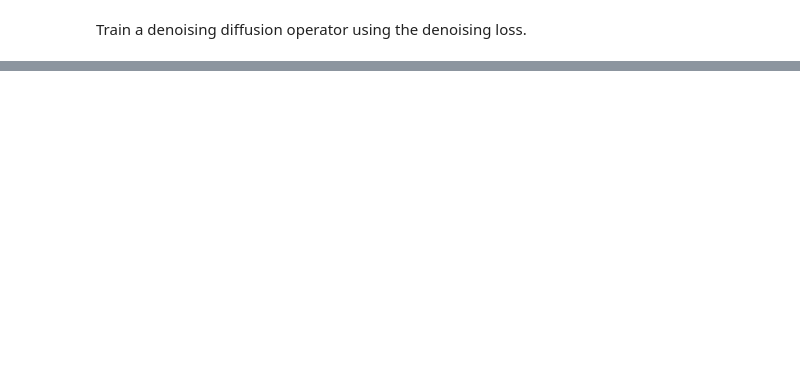
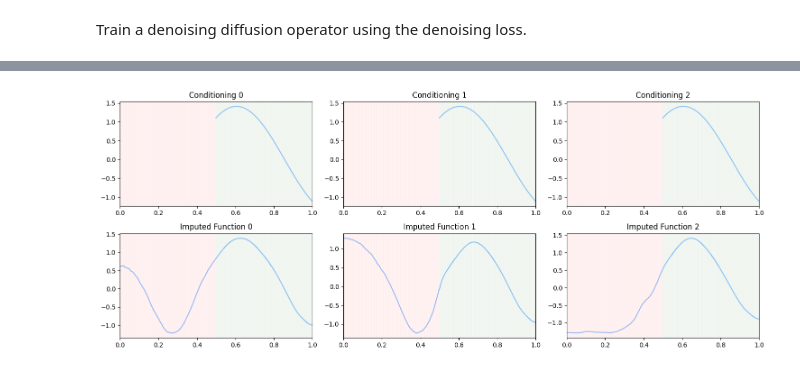
Before and after one commit to HamidrezaKmK/cond-diffusion-operators-edm, a Jupyter notebook: notebooks/1d_reanalysis.ipynb, the cells around one changed output, grey strips where cells are left out. Drawn from its saved outputs; the diff is of its cells as text; code cells hidden in the pictures; blank space fills up the shorter version.

```diff
--- a/notebooks/1d_reanalysis.ipynb
+++ b/notebooks/1d_reanalysis.ipynb
@@ -312,3 +210,93 @@ plt.tight_layout()
+# %%
+num_steps = 30
+batch_size = 3
+rho = 7
+resolution = 1000
+generation_seed=99
+sigma_min = 0.2
+sigma_max = 80
+###
+
+noising_kernel = RBFIrregular()
+ref_coords, ref_values = PinkNoise1D(
+    total_count=1,
+    num_samples=resolution,
+    low_pass_threshold=2.,
+    make_irregular=True,
+    bernoulli_p=0.99,
+    fixed_irregularity_seed=42,
+    threshold_type="absolute"
+)[0]
+ref_coords = ref_coords[:, len(ref_values) // 2:]
+ref_values = ref_values[len(ref_values) // 2:]
+
+torch.random.manual_seed(generation_seed)
+generation_coords = []
+for t in np.linspace(0, 1, resolution):
+    if not (torch.any(ref_coords - torch.tensor(t).float() <= 1e-2) and torch.any(ref_coords - torch.tensor(t).float() >= -1e-2)):
+        generation_coords.append(t)
+    elif t > torch.max(ref_coords):
+        generation_coords.append(t)
+    elif t < torch.min(ref_coords):
+        generation_coords.append(t)
+generation_coords = torch.tensor(generation_coords).unsqueeze(0).float()
+
+fig, axes = plt.subplots(2, batch_size, figsize=(15, 6))
+
+all_coords = torch.cat([generation_coords, ref_coords], dim=1)
+
+inp_rbf = all_coords.unsqueeze(0)
+rbf_noise = noising_kernel.sample(inp_rbf)
+sampler = ImputationTweedieSampler(
+    noising_kernel=RBFIrregular(),
+    verbose=True,
+    tweedie_optimization_steps=30,
+    tweedie_lr=0.0005,
+    r=0.1,
+)
+
+samples = sampler(
+    batch_size=batch_size,
+    net=denoiser_network,
+    coords=generation_coords,
+    coord_ref=ref_coords,
+    values_ref=ref_values,
+    conditioning=None,
+    num_steps=num_steps,
+    sigma_max=sigma_max,
+    sigma_min=sigma_min,
+    rho=rho,
+)
+for i in range(batch_size):
+    if batch_size == 1:
+        ax = axes[0]
+    else:
+        ax = axes[0, i]
+    all_coords = torch.cat([generation_coords, ref_coords], dim=1)
+    ax.plot(ref_coords.squeeze(), ref_values.squeeze())
+    ax.set_title(f"Conditioning {i}")
+    for x in generation_coords.squeeze():
+        ax.axvline(x, color="red", alpha=10. / resolution)
+    for x in ref_coords.squeeze():
+        ax.axvline(x, color="green", alpha=10. / resolution)
+    ax.set_xlim([0, 1])
+
+    # sample after re-analysis
+    if batch_size == 1:
+        ax = axes[1]
+    else:
+        ax = axes[1, i]
+    sorted_coords, coord_idx = torch.sort(all_coords.squeeze())
+    ax.plot(sorted_coords, samples[i][coord_idx])
+    ax.set_title(f"Imputed Function {i}")
+    for x in generation_coords.squeeze():
+        ax.axvline(x, color="red", alpha=10. / resolution)
+    for x in ref_coords.squeeze():
+        ax.axvline(x, color="green", alpha=10. / resolution)
+    ax.set_xlim([0, 1])
+plt.tight_layout()
+# %% [output]
+[figure, added]
 # %%
 num_steps = 30
 batch_size = 3
```
Also changed, not shown: parts of 10 cells of this notebook, 1 other file.
